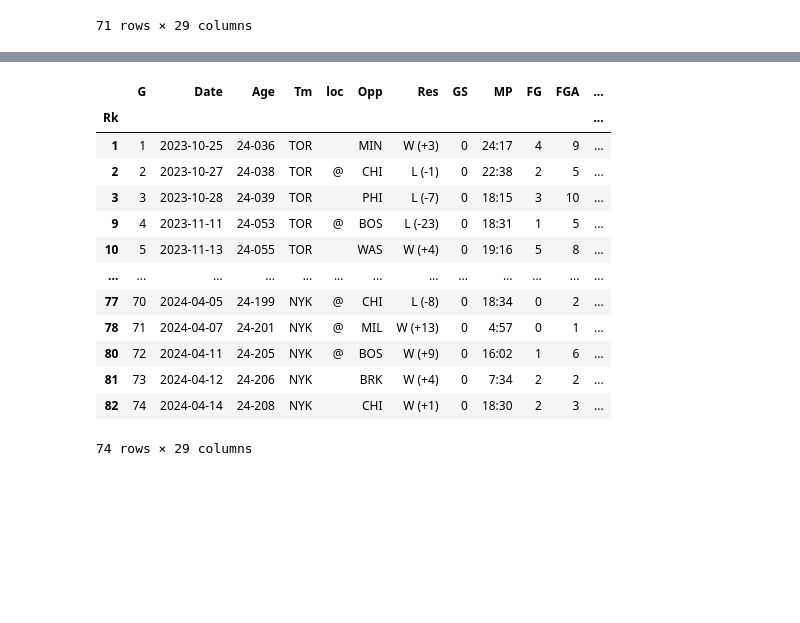
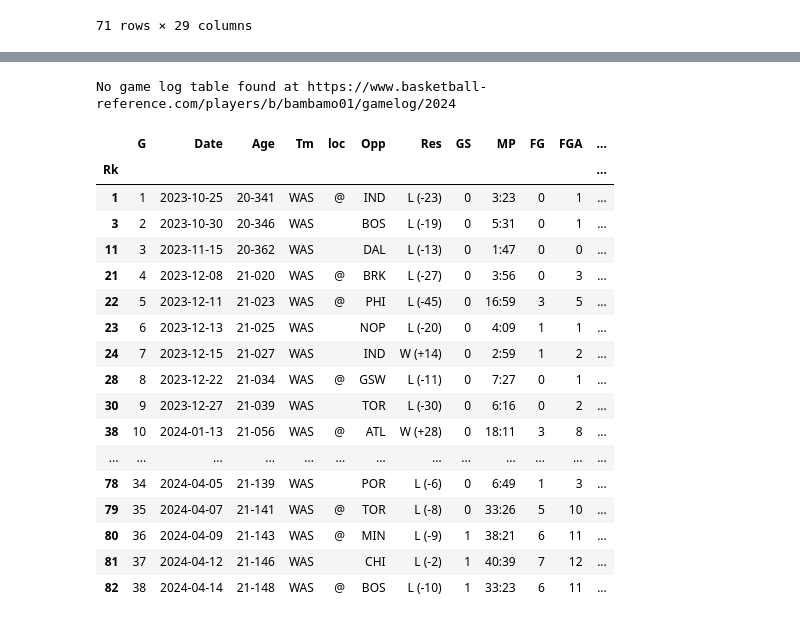
Before and after one commit to Pickage-gg/engine, a Jupyter notebook: src/gamedata.ipynb, the cells around one changed output, grey strips where cells are left out. Cells and saved outputs as stored; diff of their text form; code cells hidden in the pictures; blank space fills up the shorter version.

Commit message:
feat: scrape all player gamelogs

```diff
--- a/src/gamedata.ipynb
+++ b/src/gamedata.ipynb
@@ -27,3 +27,23 @@ gamelog_scraper.get_gamelog(lebron_url, tableID)
 | 81 | 70 | 2024-04-12 | 39-104 | LAL | @ | MEM | W (+3) | 1 | 40:54 | 13 | 20 | ... |
 | 82 | 71 | 2024-04-14 | 39-106 | LAL | @ | NOP | W (+16) | 1 | 37:41 | 11 | 20 | ... |
 71 rows × 29 columns
+# %%
+import json
+import time
+
+tableID = "pgl_basic"
+players_gamelog_dict = {}
+
+with open('../data/URI.json', 'r') as file:
+    data = json.load(file)
+
+for letter in data:
+    for player in data[letter]:
+        player_code = player[:-5]
+        player_url = f"https://www.basketball-reference.com{player_code}/gamelog/2024"
+        playerID = player[11:20]
+        print(playerID)
+
+        player_gamelog = gamelog_scraper.get_gamelog(player_url, tableID)
+        players_gamelog_dict[playerID] = player_gamelog
+        time.sleep(3.1)
@@ -30,20 +69,29 @@ gamelog_scraper.get_gamelog(lebron_url, tableID)
 # %%
-achiuwa_url = f"https://www.basketball-reference.com/players/a/achiupr01/gamelog/2024"
 tableID = "pgl_basic"
+player_code = "/players/b/bambamo01"
+player_url = f"https://www.basketball-reference.com{player_code}/gamelog/2024"
 
-gamelog_scraper.get_gamelog(achiuwa_url, tableID)
+gamelog_scraper.get_gamelog(player_url, tableID)
 # %% [output]
-|  | G | Date | Age | Tm | loc | Opp | Res | GS | MP | FG | FGA | ... |
-| Rk |  |  |  |  |  |  |  |  |  |  |  | ... |
-| 1 | 1 | 2023-10-25 | 24-036 | TOR |  | MIN | W (+3) | 0 | 24:17 | 4 | 9 | ... |
-| 2 | 2 | 2023-10-27 | 24-038 | TOR | @ | CHI | L (-1) | 0 | 22:38 | 2 | 5 | ... |
-| 3 | 3 | 2023-10-28 | 24-039 | TOR |  | PHI | L (-7) | 0 | 18:15 | 3 | 10 | ... |
-| 9 | 4 | 2023-11-11 | 24-053 | TOR | @ | BOS | L (-23) | 0 | 18:31 | 1 | 5 | ... |
-| 10 | 5 | 2023-11-13 | 24-055 | TOR |  | WAS | W (+4) | 0 | 19:16 | 5 | 8 | ... |
-| ... | ... | ... | ... | ... | ... | ... | ... | ... | ... | ... | ... | ... |
-| 77 | 70 | 2024-04-05 | 24-199 | NYK | @ | CHI | L (-8) | 0 | 18:34 | 0 | 2 | ... |
-| 78 | 71 | 2024-04-07 | 24-201 | NYK | @ | MIL | W (+13) | 0 | 4:57 | 0 | 1 | ... |
-| 80 | 72 | 2024-04-11 | 24-205 | NYK | @ | BOS | W (+9) | 0 | 16:02 | 1 | 6 | ... |
-| 81 | 73 | 2024-04-12 | 24-206 | NYK |  | BRK | W (+4) | 0 | 7:34 | 2 | 2 | ... |
-| 82 | 74 | 2024-04-14 | 24-208 | NYK |  | CHI | W (+1) | 0 | 18:30 | 2 | 3 | ... |
-74 rows × 29 columns
+No game log table found at https://www.basketball-reference.com/players/b/bambamo01/gamelog/2024
+# %%
+players_gamelog_dict["baldwpa01"]
+# %% [output]
+|  | G | Date | Age | Tm | loc | Opp | Res | GS | MP | FG | FGA | ... |
+| Rk |  |  |  |  |  |  |  |  |  |  |  | ... |
+| 1 | 1 | 2023-10-25 | 20-341 | WAS | @ | IND | L (-23) | 0 | 3:23 | 0 | 1 | ... |
+| 3 | 2 | 2023-10-30 | 20-346 | WAS |  | BOS | L (-19) | 0 | 5:31 | 0 | 1 | ... |
+| 11 | 3 | 2023-11-15 | 20-362 | WAS |  | DAL | L (-13) | 0 | 1:47 | 0 | 0 | ... |
+| 21 | 4 | 2023-12-08 | 21-020 | WAS | @ | BRK | L (-27) | 0 | 3:56 | 0 | 3 | ... |
+| 22 | 5 | 2023-12-11 | 21-023 | WAS | @ | PHI | L (-45) | 0 | 16:59 | 3 | 5 | ... |
+| 23 | 6 | 2023-12-13 | 21-025 | WAS |  | NOP | L (-20) | 0 | 4:09 | 1 | 1 | ... |
+| 24 | 7 | 2023-12-15 | 21-027 | WAS |  | IND | W (+14) | 0 | 2:59 | 1 | 2 | ... |
+| 28 | 8 | 2023-12-22 | 21-034 | WAS | @ | GSW | L (-11) | 0 | 7:27 | 0 | 1 | ... |
+| 30 | 9 | 2023-12-27 | 21-039 | WAS |  | TOR | L (-30) | 0 | 6:16 | 0 | 2 | ... |
+| 38 | 10 | 2024-01-13 | 21-056 | WAS | @ | ATL | W (+28) | 0 | 18:11 | 3 | 8 | ... |
+| ... | ... | ... | ... | ... | ... | ... | ... | ... | ... | ... | ... | ... |
+| 78 | 34 | 2024-04-05 | 21-139 | WAS |  | POR | L (-6) | 0 | 6:49 | 1 | 3 | ... |
+| 79 | 35 | 2024-04-07 | 21-141 | WAS | @ | TOR | L (-8) | 0 | 33:26 | 5 | 10 | ... |
+| 80 | 36 | 2024-04-09 | 21-143 | WAS | @ | MIN | L (-9) | 1 | 38:21 | 6 | 11 | ... |
+| 81 | 37 | 2024-04-12 | 21-146 | WAS |  | CHI | L (-2) | 1 | 40:39 | 7 | 12 | ... |
+| 82 | 38 | 2024-04-14 | 21-148 | WAS | @ | BOS | L (-10) | 1 | 33:23 | 6 | 11 | ... |
```
Also changed, not shown: parts of 1 cell of this notebook, 2 other files.
